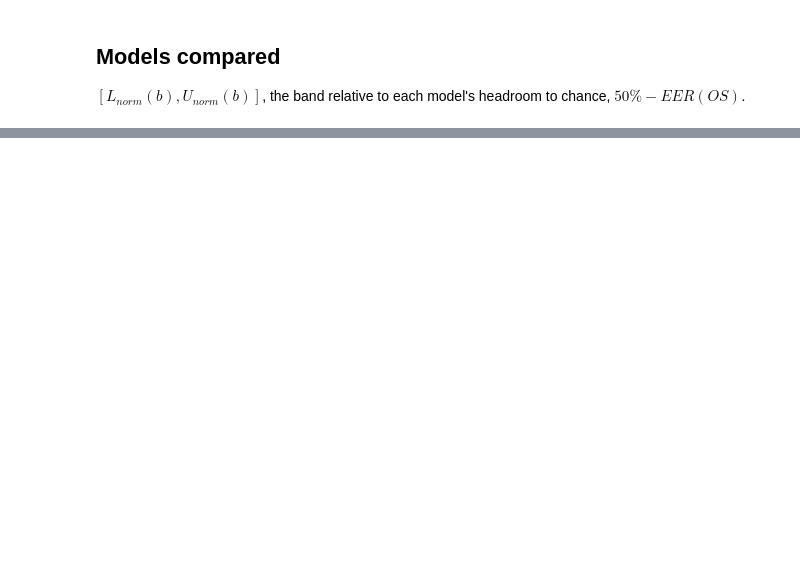
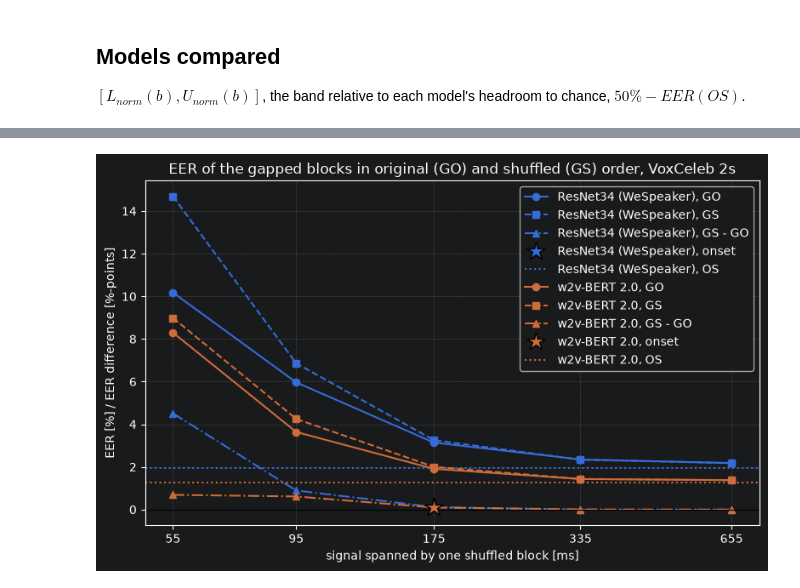
Before and after one commit to sage-diarization/Speaker-Recognition-Supra-Segmental-Temporal-Features, a Jupyter notebook: doc/sst-bracket-pretrained.ipynb, the cells around one changed output, grey strips where cells are left out. Saved outputs shown, nothing was run; the diff lists cells and outputs as text; code cells hidden in the pictures; blank space fills up the shorter version.

```diff
--- a/doc/sst-bracket-pretrained.ipynb
+++ b/doc/sst-bracket-pretrained.ipynb
@@ -126,0 +166,27 @@ plt.tight_layout()
+# %%
+def plot_eers(brackets, variant):
+    """EER(GO_b), EER(GS_b), their difference L(b) and EER(OS) per model."""
+    fig, ax = plt.subplots(figsize=(8, 5))
+    for label, bracket in brackets.items():
+        span, go = bracket["GO"]
+        line, = ax.plot(span, go, "o-", label=f"{label}, GO")
+        ax.plot(*bracket["GS"], "s--", color=line.get_color(), label=f"{label}, GS")
+        ax.plot(*bracket["L"], "^-.", color=line.get_color(), label=f"{label}, GS - GO")
+        mark_onset(ax, bracket, "L", color=line.get_color(), label=f"{label}, onset")
+        ax.axhline(bracket["OS"], color=line.get_color(), linestyle=":", label=f"{label}, OS")
+    ax.axhline(0, color="black", linewidth=0.8)
+    ax.set_xscale("log")
+    spans = sorted({s for bracket in brackets.values() for s in bracket["GO"][0]})
+    ax.set_xticks(spans, [f"{s:.0f}" for s in spans])
+    ax.minorticks_off()
+    ax.set_xlabel("signal spanned by one shuffled block [ms]")
+    ax.set_ylabel("EER [%] / EER difference [%-points]")
+    ax.set_title(f"EER of the gapped blocks in original (GO) and shuffled (GS) order, VoxCeleb {variant}")
+    ax.grid(alpha=0.3, linestyle="--")
+    ax.legend()
+    plt.tight_layout()
+
+
+plot_eers(brackets, VARIANT)
+# %% [output]
+[figure, added]
```
Also changed, not shown: parts of 7 cells of this notebook, 4 other files.
